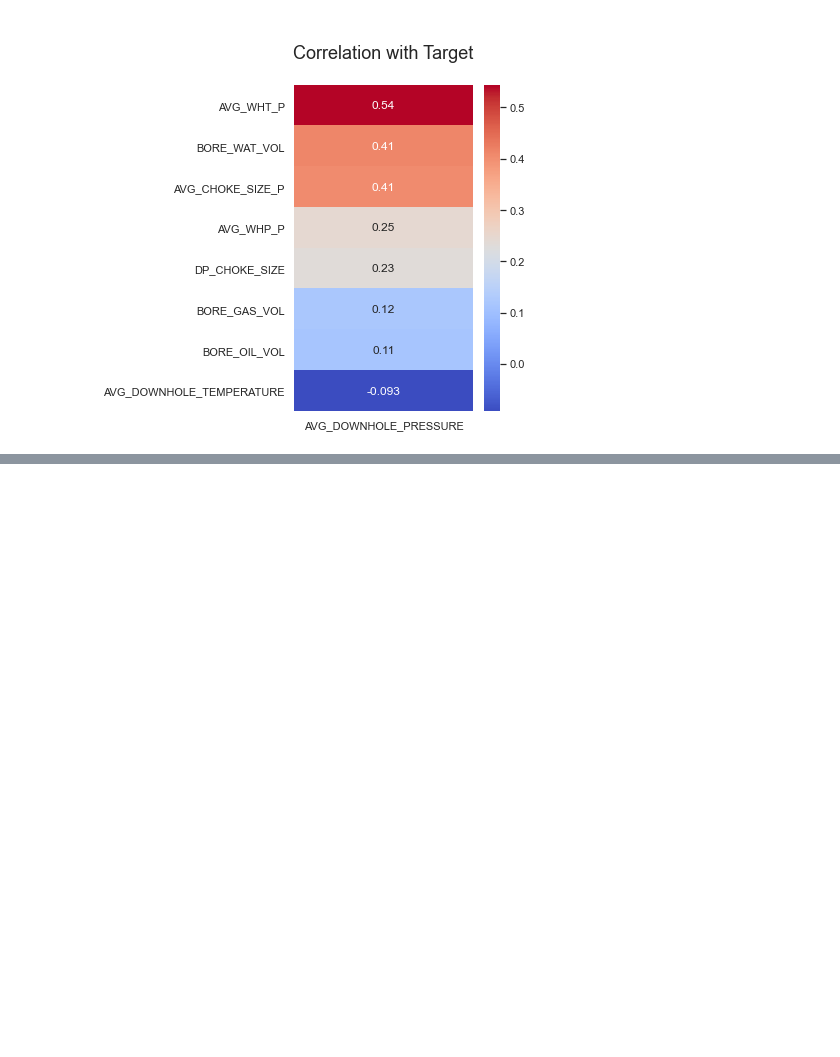
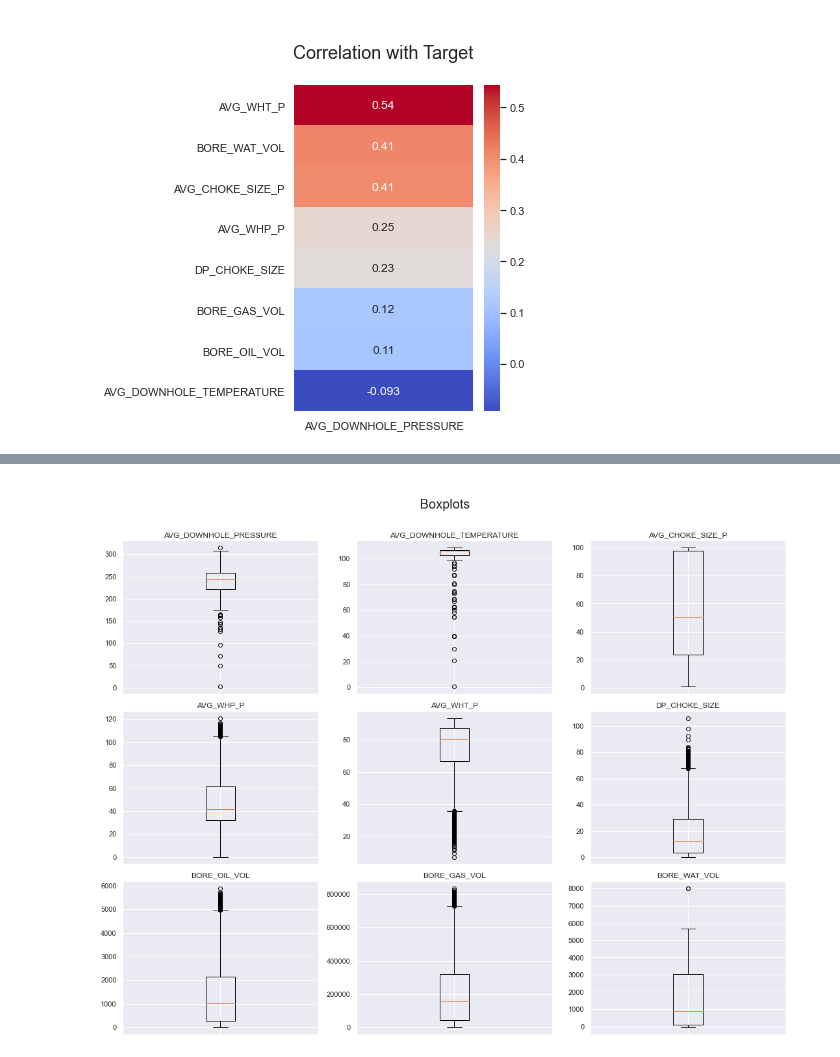
Before and after one commit to KarimMAJDOUB/Volve-field-machine-learning, a Jupyter notebook: BHP Prediction/Notebooks/EDA.ipynb, the cells around one changed output, grey strips where cells are left out. Cells and saved outputs as stored; diff of their text form; code cells hidden in the pictures; blank space fills up the shorter version.

```diff
--- a/BHP Prediction/Notebooks/EDA.ipynb
+++ b/BHP Prediction/Notebooks/EDA.ipynb
@@ -298,0 +303,4 @@ EDA_Func.corr_target(df, 'AVG_DOWNHOLE_PRESSURE','Correlation with Target', file
+# %%
+EDA_Func.Boxplot_Func(df.iloc[:,2:], 3, file = None)
+# %% [output]
+[figure, added]
```
Also changed, not shown: parts of 2 cells of this notebook.
